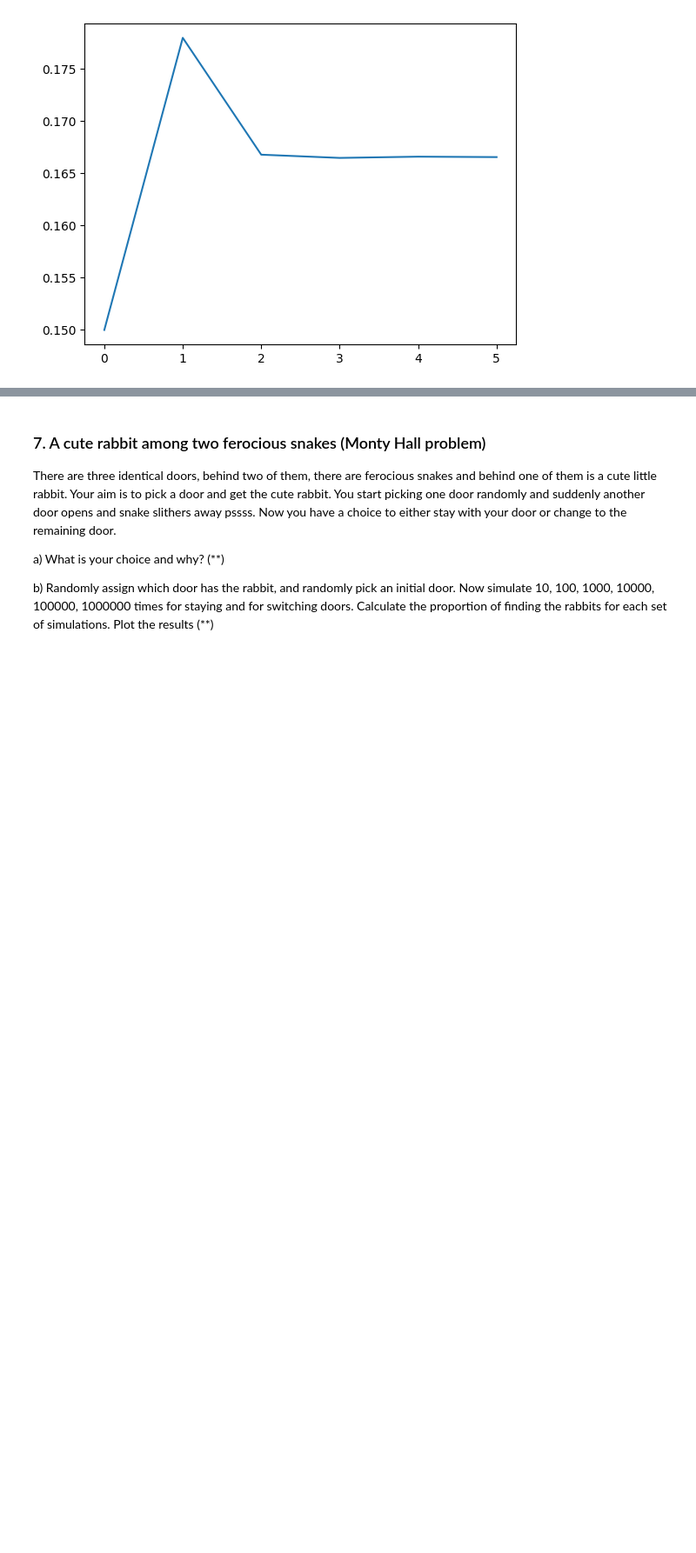
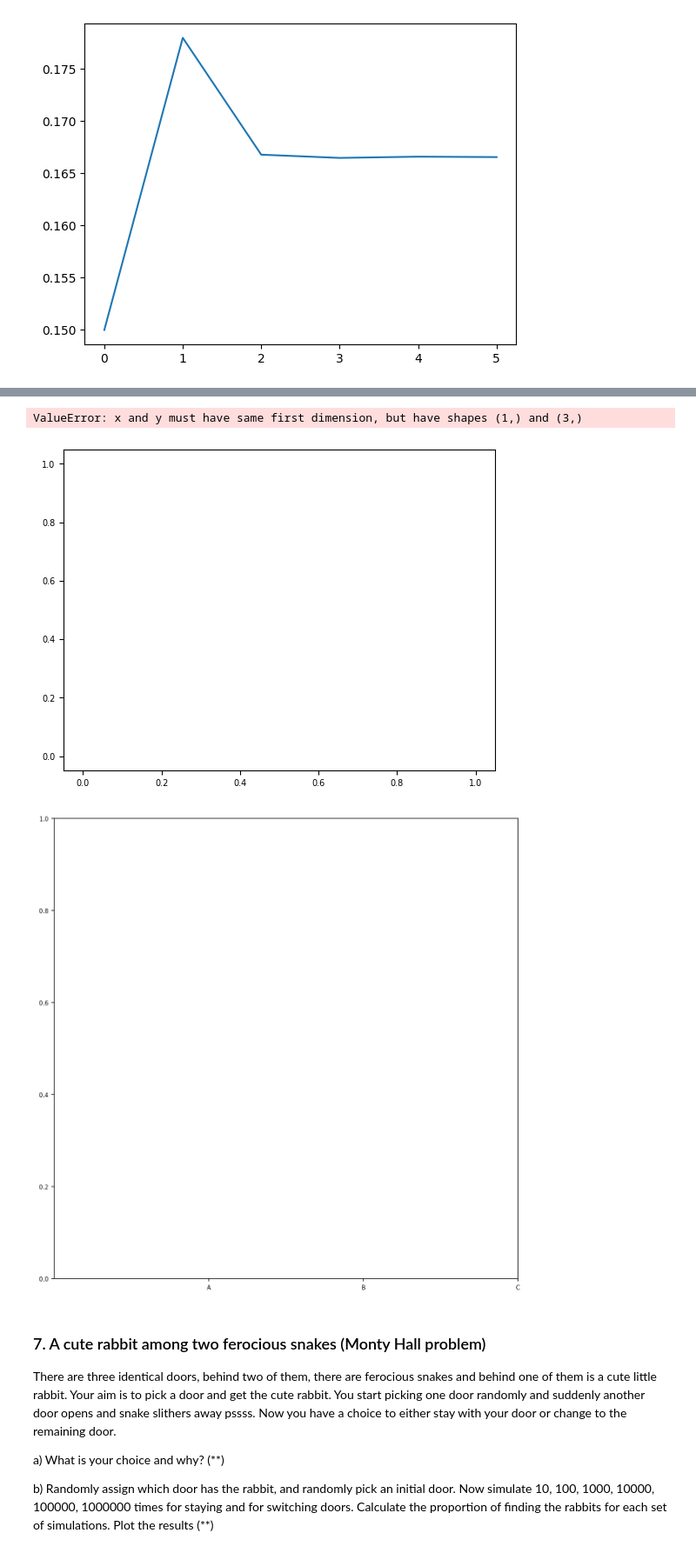
Before and after one commit to helveticae/ITHS, a Jupyter notebook: Excercises/E04 - List Excercises.ipynb, the cells around one changed output, grey strips where cells are left out. Shown: that part at 87% size. Saved outputs shown, nothing was run; the diff lists cells and outputs as text; code cells hidden in the pictures; blank space fills up the shorter version.

```diff
--- a/Excercises/E04 - List Excercises.ipynb
+++ b/Excercises/E04 - List Excercises.ipynb
@@ -61,0 +86,6 @@ plt.plot(prob_list)
+# %%
+import random
+# generates random float [0.0,1.0]
+
+def uniform():
+   return random.random()
@@ -62,3 +117,48 @@ plt.plot(prob_list)
+# %%
+import random as ra
+import math
+import numpy as np
+import matplotlib.pyplot as plt
+
+def get_points():
+   p1, p2 = 0, 0
+   for i in range(5000):
+      y = uniform()
+      x = uniform()
+      if math.sqrt(x**2+y**2)>1:
+         p1 += 1
+         color = "black"
+      else:
+         p2 += 1
+         color = "#bc0028"
+      plt.plot(x,y,color)
+
+def uniform():
+   return ra.random()
+
+
+if __name__ == "__main__":
+   #plt.plot(x, y, color)
+   get_points()
+   uniform()
+
+
+   width = 10
+   height = 10
+   d = 150
+   plt.figure(figsize=(width, height), dpi=d)
+   positions = (1, 2, 3)
+   labels = ("A", "B", "C")
+   plt.xticks(positions, labels)
+   plt.plot(x, y)
+   plt.savefig("out.png")
+
+#print(blues/(blues+reds))
+#print(math.pi/4)
+# %% [output]
+ValueError: x and y must have same first dimension, but have shapes (1,) and (3,)
+[figure, added]
+[figure, added]
 # %% [markdown]
 ### 7. A cute rabbit among two ferocious snakes (Monty Hall problem)
 
```
Also changed, not shown: parts of 4 cells of this notebook.
